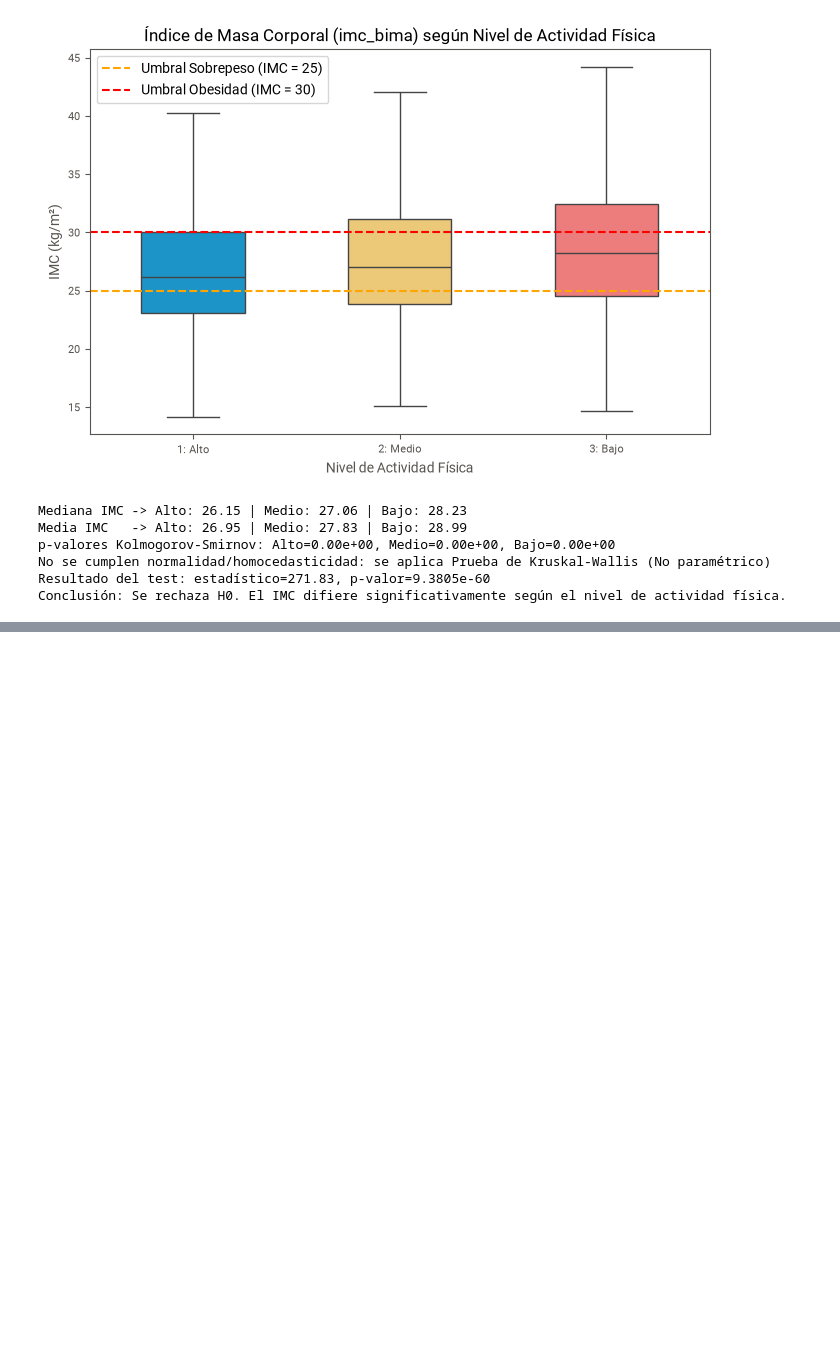
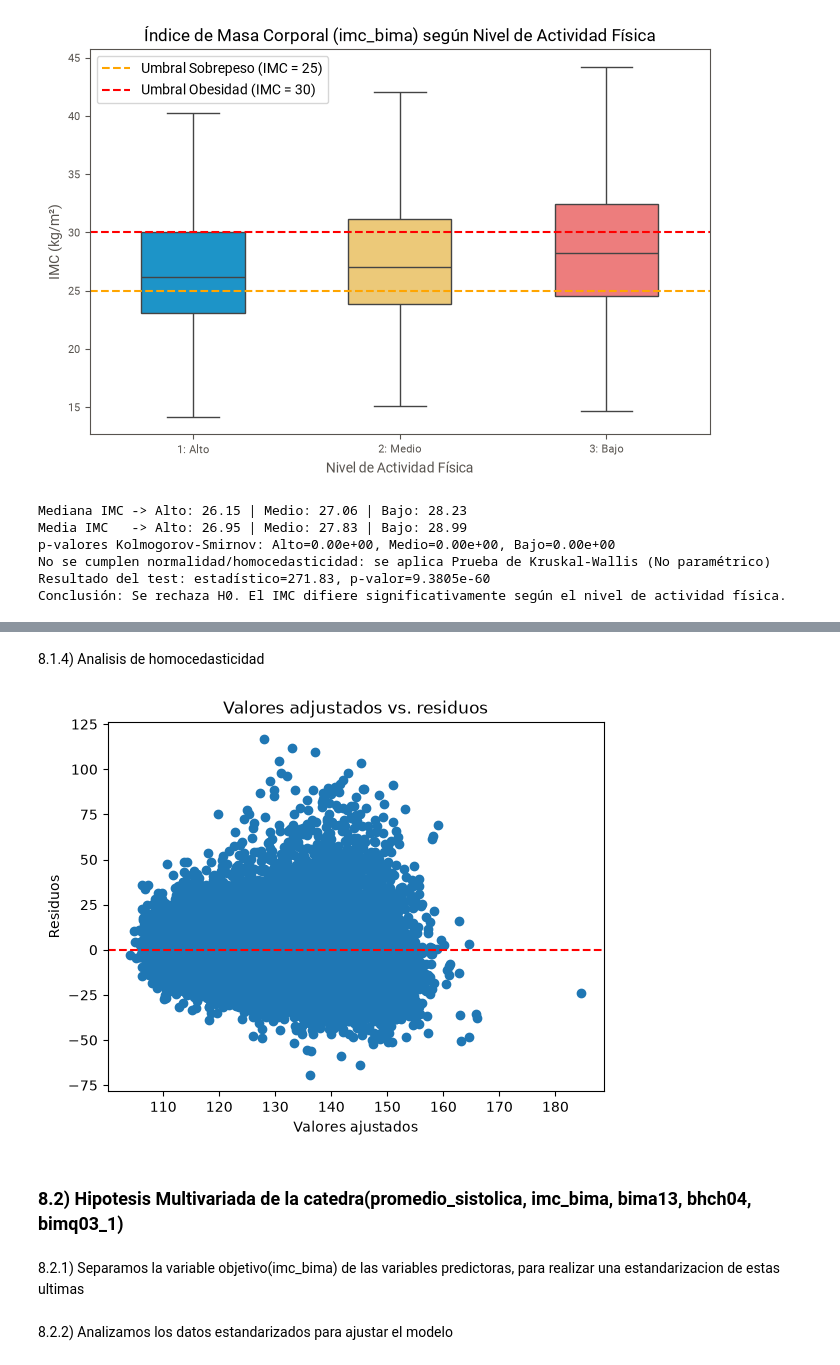
Before and after one commit to Nehuen-Asserquet/TPE-Ciencia-de-Datos-Grupo-16-INDEC, a Jupyter notebook: TPE.ipynb, the cells around one changed output, grey strips where cells are left out. Saved outputs shown, nothing was run; the diff lists cells and outputs as text; code cells hidden in the pictures; blank space fills up the shorter version.

```diff
--- a/TPE.ipynb
+++ b/TPE.ipynb
@@ -524,0 +531,10 @@ Conclusión: Se rechaza H0. El IMC difiere significativamente según el nivel de
+# %%
+cols_hipotesis = ['promedio_sistolica', 'bhch04', 'imc_bima', 'bial02', 'bhch03']
+df_hipotesis = preprocessed_dataset[cols_hipotesis].dropna().copy()
+
+X = df_hipotesis.drop('promedio_sistolica', axis=1)
+y = df_hipotesis['promedio_sistolica'].reset_index(drop=True)
+
+scaler = StandardScaler()
+X_scaled = scaler.fit_transform(X)
+X_scaled_df = pd.DataFrame(X_scaled, columns=X.columns)
@@ -524,0 +561,6 @@ Conclusión: Se rechaza H0. El IMC difiere significativamente según el nivel de
+# %%
+X_scaleddf = sm.add_constant(X_scaled_df)
+
+model = sm.OLS(y, X_scaleddf).fit()
+
+print(model.summary())
@@ -524,0 +585,15 @@ Conclusión: Se rechaza H0. El IMC difiere significativamente según el nivel de
+# %% [markdown]
+8.1.4) Analisis de homocedasticidad
+# %%
+plt.scatter(model.fittedvalues, model.resid)
+plt.xlabel("Valores ajustados")
+plt.ylabel("Residuos")
+plt.title("Valores adjustados vs. residuos")
+plt.axhline(0, color='red', linestyle='--')
+plt.show()
+# %% [output]
+[figure, added]
+# %% [markdown]
+### 8.2) Hipotesis Multivariada de la catedra(promedio_sistolica, imc_bima, bima13,  bhch04, bimq03_1)
+# %% [markdown]
+8.2.1) Separamos la variable objetivo(imc_bima) de las variables predictoras, para realizar una estandarizacion de estas ultimas
@@ -524,0 +608,2 @@ Conclusión: Se rechaza H0. El IMC difiere significativamente según el nivel de
+# %% [markdown]
+8.2.2) Analizamos los datos estandarizados para ajustar el modelo
```
Also changed, not shown: parts of 51 cells of this notebook.
